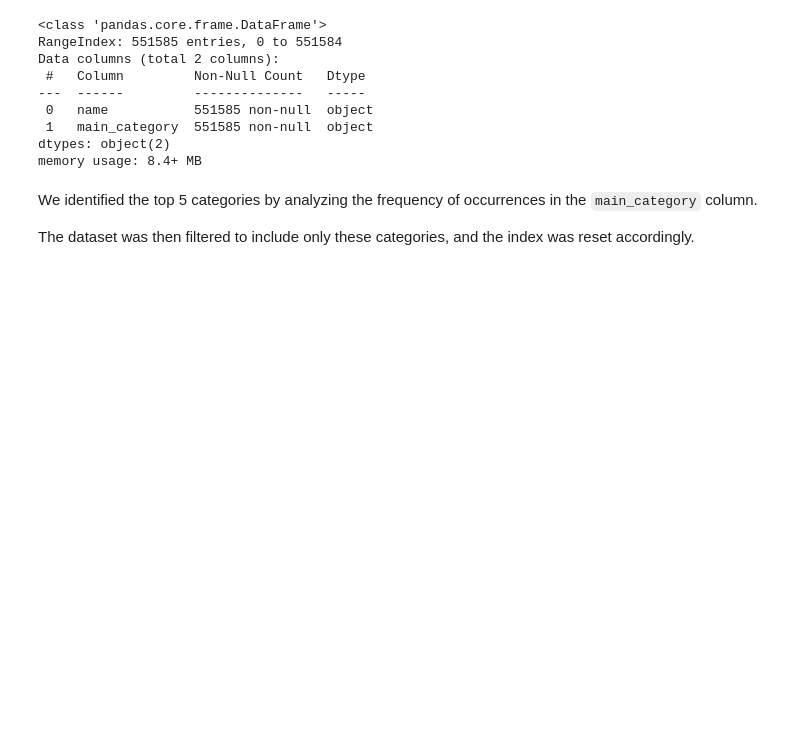
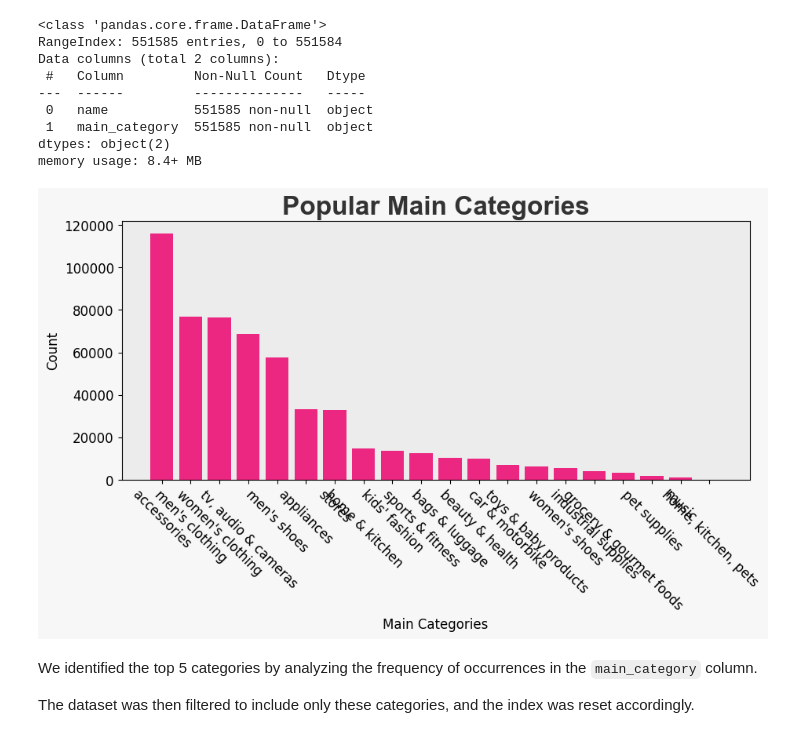
Before and after one commit to eric157/Machine-Learners, a Jupyter notebook: Classification_T5.ipynb, the cells around one changed output. Cells and saved outputs as stored; diff of their text form; code cells hidden in the pictures; blank space fills up the shorter version.

```diff
--- a/Classification_T5.ipynb
+++ b/Classification_T5.ipynb
@@ -137,3 +109,26 @@ fig.show()
+# %%
+category_counts = df['main_category'].value_counts().reset_index()
+category_counts.columns = ['main_category', 'count']
+category_counts = category_counts.sort_values(by='count', ascending=False)
+
+fig, ax = plt.subplots(figsize=(10, 6))
+ax.bar(category_counts['main_category'], category_counts['count'], color='#EC2781')
+
+ax.set_title('Popular Main Categories', fontsize=24, fontfamily='Arial', color='#333', fontweight='bold')
+ax.set_xlabel('Main Categories', fontsize=12)
+ax.set_ylabel('Count', fontsize=12)
+
+plt.xticks(rotation=-45, fontsize=12)
+plt.yticks(fontsize=12)
+
+plt.subplots_adjust(left=0.1, right=0.9, top=0.85, bottom=0.3)
+
+fig.patch.set_facecolor('#F7F7F7')
+ax.set_facecolor('#ECECEC')
+
+plt.show()
+# %% [output]
+[figure, added]
 # %% [markdown]
 We identified the top 5 categories by analyzing the frequency of occurrences in the `main_category` column.
 
```
Also changed, not shown: parts of 1 cell of this notebook.
